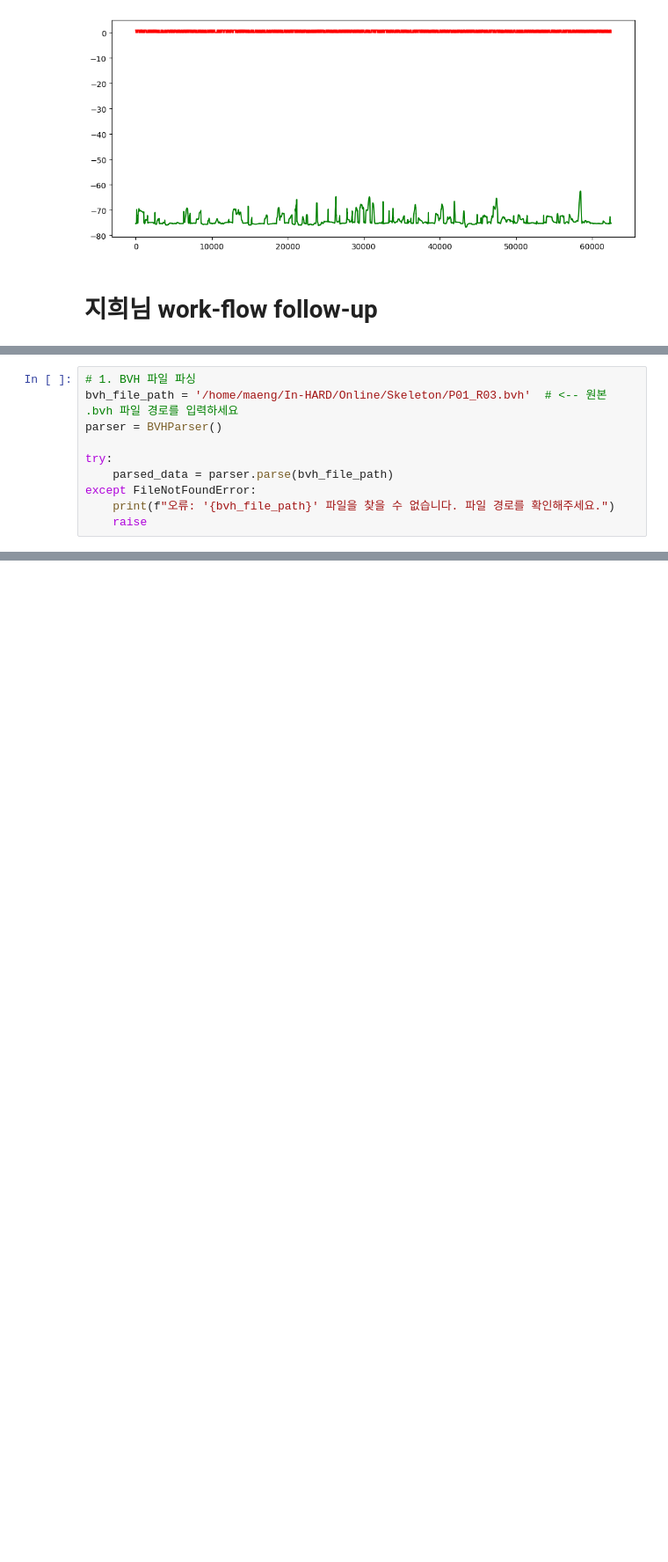
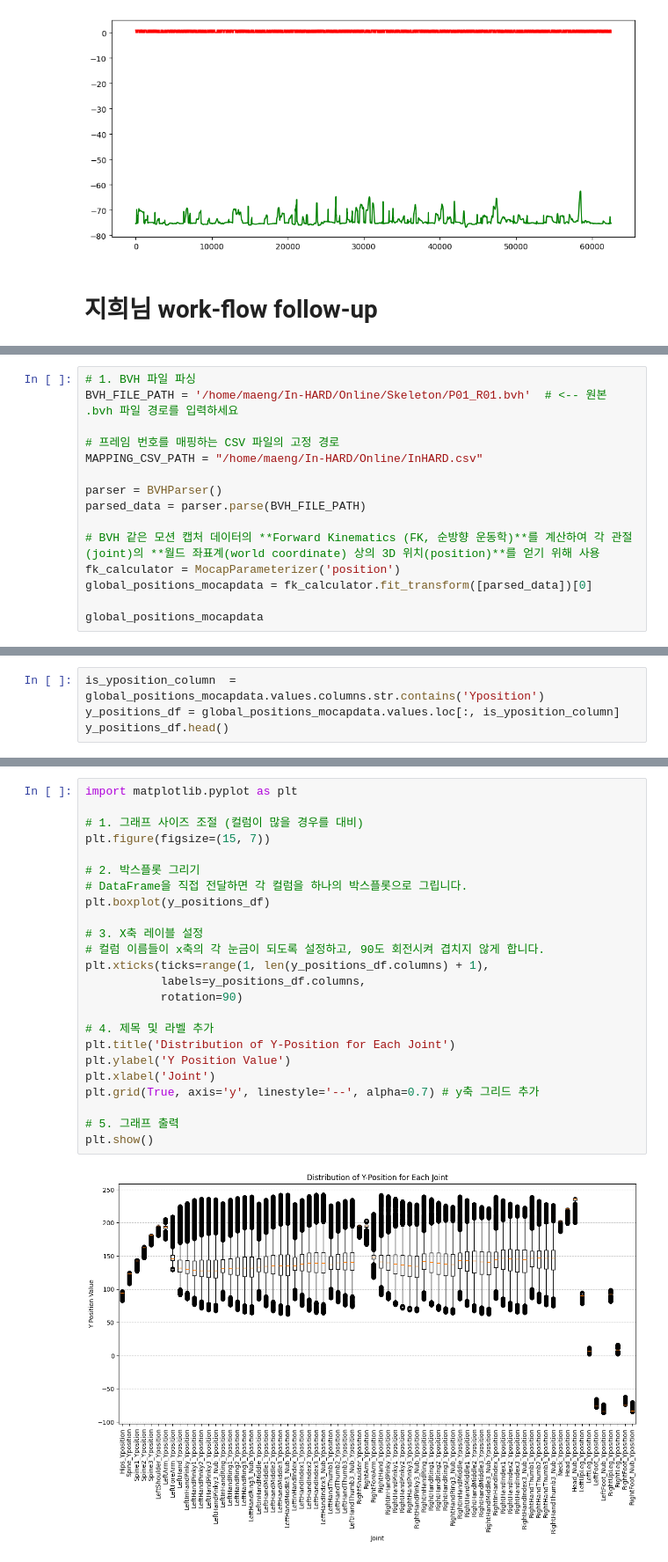
Before and after one commit to Maeng-Su/In-HARD, a Jupyter notebook: maeng/skeleton_data/bvh_preprocess.ipynb, the cells around one changed output, grey strips where cells are left out. Shown at 88% size. Cells and saved outputs as stored; diff of their text form; blank space fills up the shorter version.

```diff
--- a/maeng/skeleton_data/bvh_preprocess.ipynb
+++ b/maeng/skeleton_data/bvh_preprocess.ipynb
@@ -97,10 +98,15 @@ import os
 # %%
 # 1. BVH 파일 파싱
-bvh_file_path = '/home/maeng/In-HARD/Online/Skeleton/P01_R03.bvh'  # <-- 원본 .bvh 파일 경로를 입력하세요
+BVH_FILE_PATH = '/home/maeng/In-HARD/Online/Skeleton/P01_R01.bvh'  # <-- 원본 .bvh 파일 경로를 입력하세요
+
+# 프레임 번호를 매핑하는 CSV 파일의 고정 경로
+MAPPING_CSV_PATH = "/home/maeng/In-HARD/Online/InHARD.csv"
+
 parser = BVHParser()
+parsed_data = parser.parse(BVH_FILE_PATH)
 
-try:
-    parsed_data = parser.parse(bvh_file_path)
-except FileNotFoundError:
-    print(f"오류: '{bvh_file_path}' 파일을 찾을 수 없습니다. 파일 경로를 확인해주세요.")
-    raise
+# BVH 같은 모션 캡처 데이터의 **Forward Kinematics (FK, 순방향 운동학)**를 계산하여 각 관절(joint)의 **월드 좌표계(world coordinate) 상의 3D 위치(position)**를 얻기 위해 사용
+fk_calculator = MocapParameterizer('position')
+global_positions_mocapdata = fk_calculator.fit_transform([parsed_data])[0]
+
+global_positions_mocapdata
@@ -164,0 +147,4 @@ dict_keys(['Hips', 'RightUpLeg', 'RightLeg', 'RightFoot', 'RightFoot_Nub', 'Left
+# %%
+is_yposition_column  = global_positions_mocapdata.values.columns.str.contains('Yposition')
+y_positions_df = global_positions_mocapdata.values.loc[:, is_yposition_column]
+y_positions_df.head()
@@ -164,0 +159,26 @@ dict_keys(['Hips', 'RightUpLeg', 'RightLeg', 'RightFoot', 'RightFoot_Nub', 'Left
+# %%
+import matplotlib.pyplot as plt
+
+# 1. 그래프 사이즈 조절 (컬럼이 많을 경우를 대비)
+plt.figure(figsize=(15, 7))
+
+# 2. 박스플롯 그리기
+# DataFrame을 직접 전달하면 각 컬럼을 하나의 박스플롯으로 그립니다.
+plt.boxplot(y_positions_df)
+
+# 3. X축 레이블 설정
+# 컬럼 이름들이 x축의 각 눈금이 되도록 설정하고, 90도 회전시켜 겹치지 않게 합니다.
+plt.xticks(ticks=range(1, len(y_positions_df.columns) + 1),
+           labels=y_positions_df.columns,
+           rotation=90)
+
+# 4. 제목 및 라벨 추가
+plt.title('Distribution of Y-Position for Each Joint')
+plt.ylabel('Y Position Value')
+plt.xlabel('Joint')
+plt.grid(True, axis='y', linestyle='--', alpha=0.7) # y축 그리드 추가
+
+# 5. 그래프 출력
+plt.show()
+# %% [output]
+[figure, added]
```
Also changed, not shown: parts of 12 cells of this notebook.
